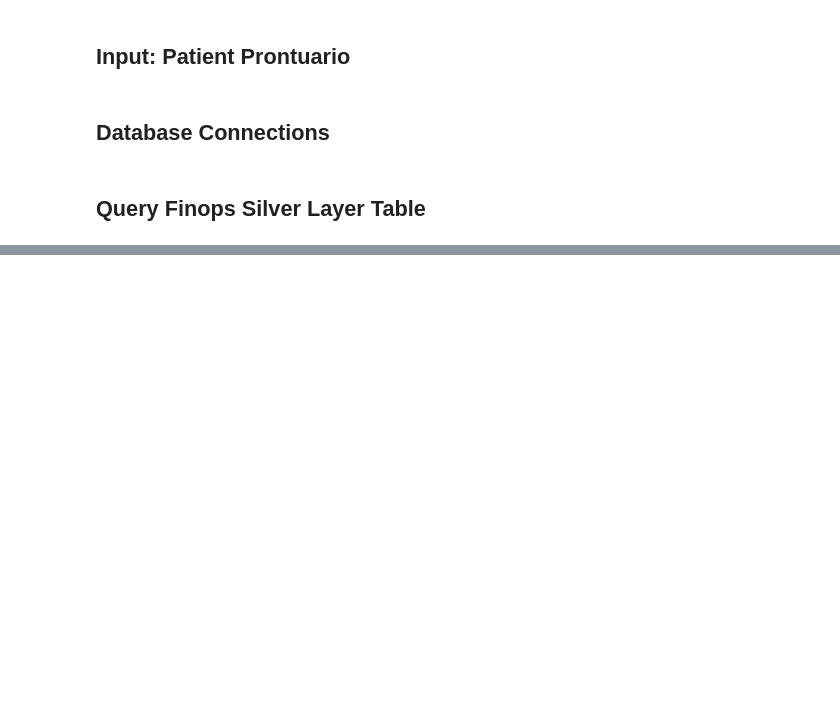
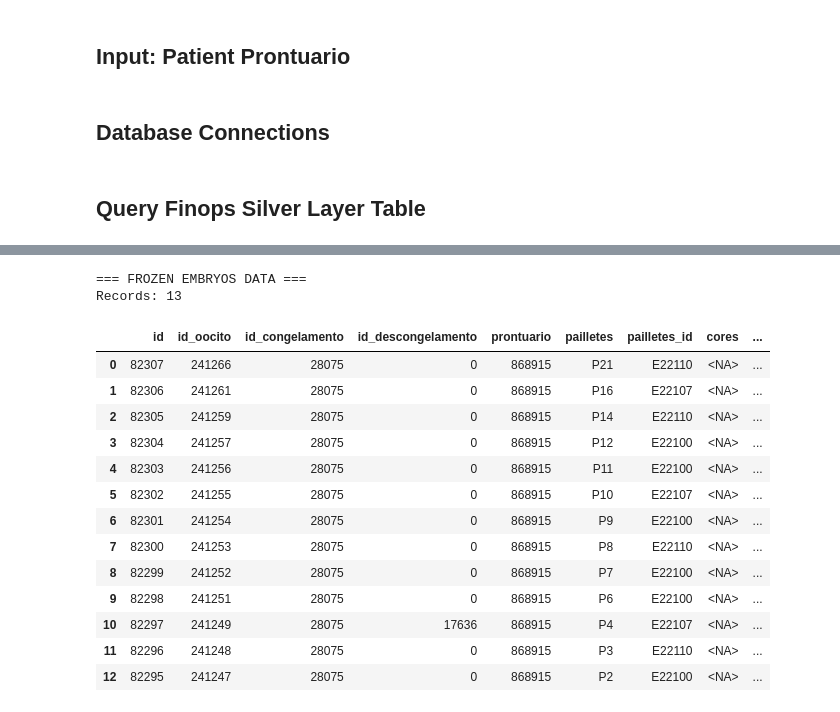
Before and after one commit to bobbypestana/embryoscope-extraction, a Jupyter notebook: finops/explore/query_patient_data.ipynb, the cells around one changed output, grey strips where cells are left out. Cells and saved outputs as stored; diff of their text form; code cells hidden in the pictures; blank space fills up the shorter version.

```diff
--- a/finops/explore/query_patient_data.ipynb
+++ b/finops/explore/query_patient_data.ipynb
@@ -664,0 +777,26 @@ Found 1 records in resumed_consultas_timeline
+# %%
+# Frozen embryos data
+print("=== FROZEN EMBRYOS DATA ===")
+embrioes_data = results_with_timeline['embrioes_congelados']
+print(f"Records: {len(embrioes_data)}")
+if not embrioes_data.empty:
+    display(embrioes_data)
+else:
+    print("No frozen embryos data found.")
+# %% [output]
+=== FROZEN EMBRYOS DATA ===
+Records: 13
+|  | id | id_oocito | id_congelamento | id_descongelamento | prontuario | pailletes | pailletes_id | cores | ... |
+| 0 | 82307 | 241266 | 28075 | 0 | 868915 | P21 | E22110 | <NA> | ... |
+| 1 | 82306 | 241261 | 28075 | 0 | 868915 | P16 | E22107 | <NA> | ... |
+| 2 | 82305 | 241259 | 28075 | 0 | 868915 | P14 | E22110 | <NA> | ... |
+| 3 | 82304 | 241257 | 28075 | 0 | 868915 | P12 | E22100 | <NA> | ... |
+| 4 | 82303 | 241256 | 28075 | 0 | 868915 | P11 | E22100 | <NA> | ... |
+| 5 | 82302 | 241255 | 28075 | 0 | 868915 | P10 | E22107 | <NA> | ... |
+| 6 | 82301 | 241254 | 28075 | 0 | 868915 | P9 | E22100 | <NA> | ... |
+| 7 | 82300 | 241253 | 28075 | 0 | 868915 | P8 | E22110 | <NA> | ... |
+| 8 | 82299 | 241252 | 28075 | 0 | 868915 | P7 | E22100 | <NA> | ... |
+| 9 | 82298 | 241251 | 28075 | 0 | 868915 | P6 | E22100 | <NA> | ... |
+| 10 | 82297 | 241249 | 28075 | 17636 | 868915 | P4 | E22107 | <NA> | ... |
+| 11 | 82296 | 241248 | 28075 | 0 | 868915 | P3 | E22110 | <NA> | ... |
+| 12 | 82295 | 241247 | 28075 | 0 | 868915 | P2 | E22100 | <NA> | ... |
```
Also changed, not shown: parts of 39 cells of this notebook, 3 other files.
